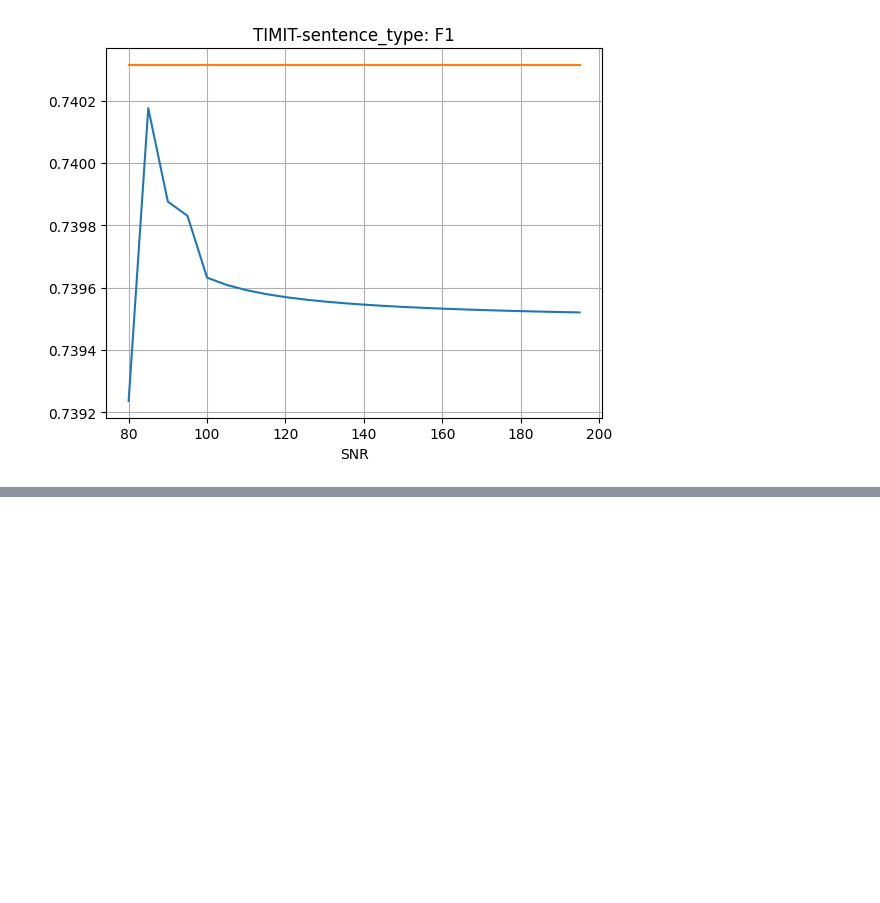
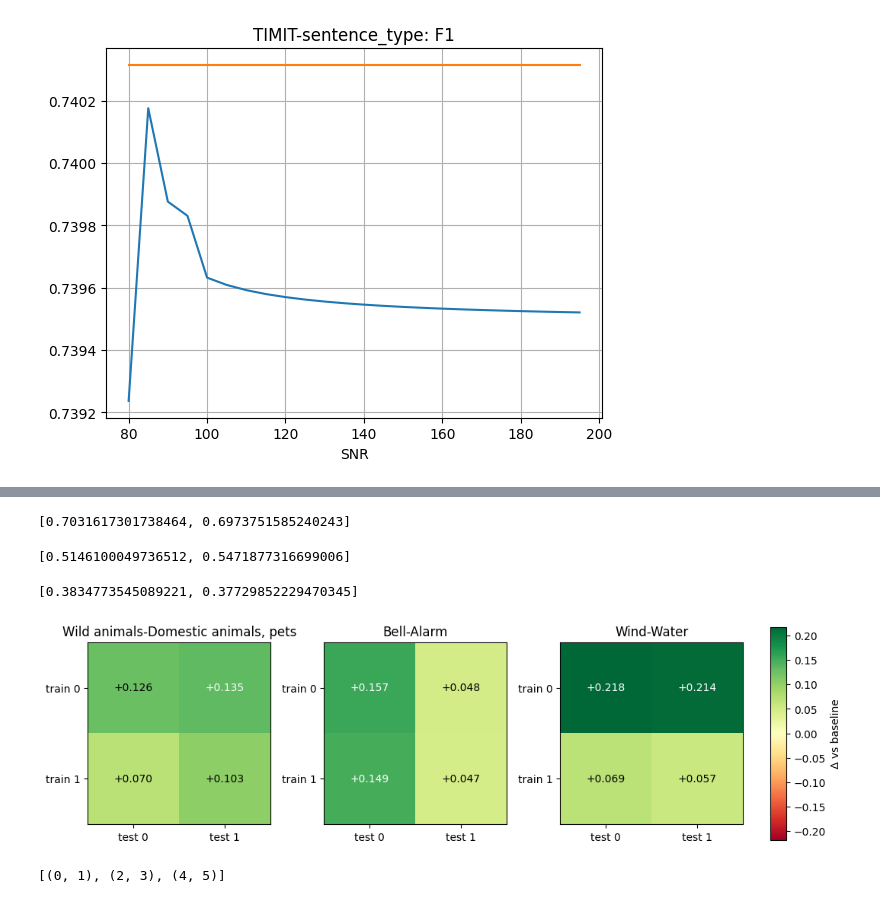
Before and after one commit to StrawberryJoghurt/ASL-ConNo, a Jupyter notebook: 1.ipynb, the cells around one changed output, grey strips where cells are left out. Drawn from its saved outputs; the diff is of its cells as text; code cells hidden in the pictures; blank space fills up the shorter version.

```diff
--- a/1.ipynb
+++ b/1.ipynb
@@ -897,0 +1139,73 @@ plt.fill_between(x, mean_list-std_list, mean_list+std_list, alpha=0.5)
+# %%
+audioset_exp[4][5]
+# %% [output]
+[0.7031617301738464, 0.6973751585240243]
+# %%
+audioset_exp[5][5]
+# %% [output]
+[0.5146100049736512, 0.5471877316699006]
+# %%
+audio_res_baseline[5][4:6]
+# %% [output]
+[0.3834773545089221, 0.37729852229470345]
+# %%
+groups = [(0,1), (2,3), (4,5), (6,7)]
+
+# ✅ 只保留前三个 group
+groups = groups
+
+heatmaps = []
+for g in groups:
+    train_0 = audioset_exp[g[0]][snr]
+    train_1 = audioset_exp[g[1]][snr]
+    base_0 = audio_res_baseline[snr][g[0]]
+    base_1 = audio_res_baseline[snr][g[1]]
+
+    delta_train_0 = np.array(train_0) - np.array([base_0, base_1])
+    delta_train_1 = np.array(train_1) - np.array([base_0, base_1])
+    heatmap = np.vstack([delta_train_0, delta_train_1])
+    heatmaps.append(heatmap)
+
+vmax = max(np.max(np.abs(hm)) for hm in heatmaps)
+
+# ✅ subplot 改成 1×3
+fig, axes = plt.subplots(1, 3, figsize=(10.5, 4))
+
+for ax, hm, g in zip(axes, heatmaps, groups):
+    im = ax.imshow(
+        hm,
+        cmap="RdYlGn",
+        vmin=-vmax,
+        vmax=vmax
+    )
+    ax.set_xticks([0, 1])
+    ax.set_yticks([0, 1])
+    ax.set_xticklabels([f"test 0", f"test 1"])
+    ax.set_yticklabels([f"train 0", f"train 1"])
+    # ax.set_xticklabels([f"test {g[0]}", f"test {g[1]}"])
+    # ax.set_yticklabels([f"train {g[0]}", f"train {g[1]}"])
+    ax.set_title(f"{mapping[g[0]]}-{mapping[g[1]]}")
+
+    for i in range(2):
+        for j in range(2):
+            ax.text(
+                j, i,
+                f"{hm[i, j]:+.3f}",
+                ha="center",
+                va="center",
+                fontsize=10,
+                color="black" if abs(hm[i, j]) < vmax * 0.6 else "white"
+            )
+
+# ✅ colorbar 仍然单独放
+cax = fig.add_axes([0.92, 0.15, 0.02, 0.7])
+fig.colorbar(im, cax=cax, label="Δ vs baseline")
+
+plt.tight_layout(rect=[0, 0, 0.9, 1])
+plt.show()
+# %% [output]
+[figure, added]
+# %%
+groups
+# %% [output]
+[(0, 1), (2, 3), (4, 5)]
```
Also changed, not shown: parts of 20 cells of this notebook, 6 other files.
